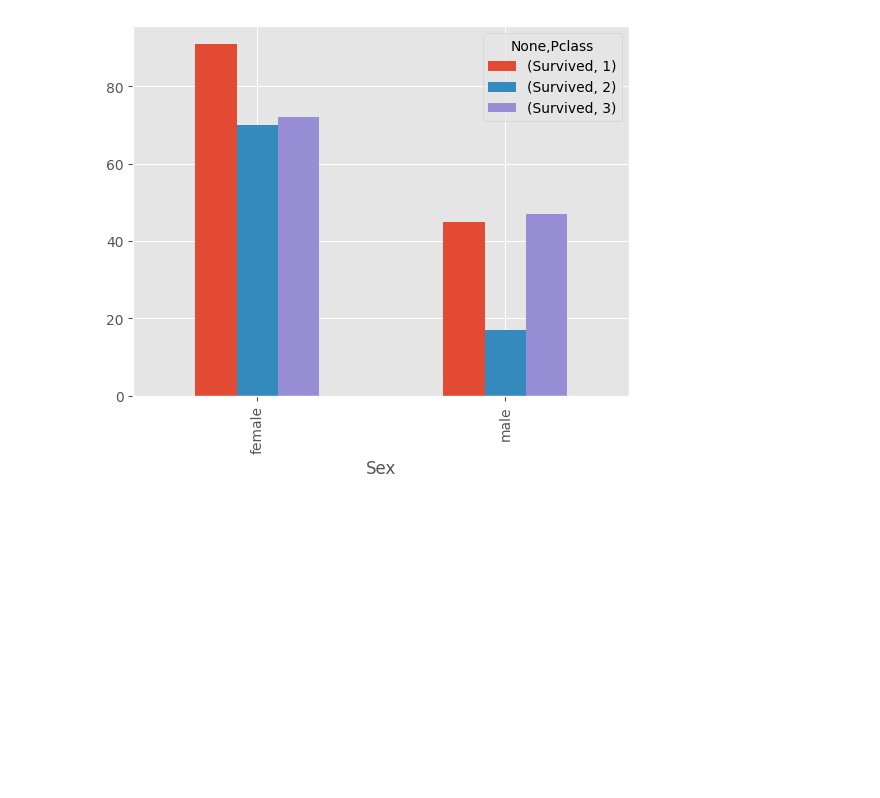
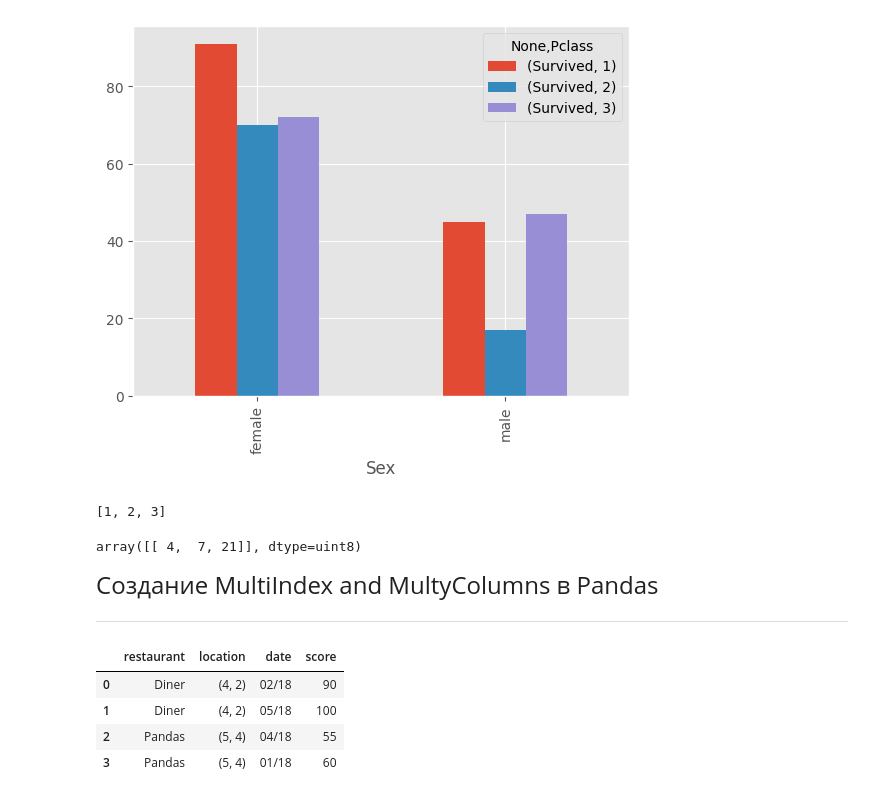
Before and after one commit to 1mmo/data-analysis-handbook, a Jupyter notebook: handbook/Working with data/Pandas.ipynb, the cells around one changed output. Drawn from its saved outputs; the diff is of its cells as text; code cells hidden in the pictures; blank space fills up the shorter version.

```diff
--- a/handbook/Working with data/Pandas.ipynb
+++ b/handbook/Working with data/Pandas.ipynb
@@ -1930,0 +1936,4 @@ grouped.plot(kind='bar')
+# %%
+ref2
+# %% [output]
+[1, 2, 3]
@@ -1930,0 +1947,7 @@ grouped.plot(kind='bar')
+# %%
+groups_waiting_for_a_table
+# %% [output]
+array([[ 4,  7, 21]], dtype=uint8)
+# %% [markdown]
+<font size=5>Создание MultiIndex and MultyColumns в Pandas</font>
+<hr>
@@ -1930,0 +1956,14 @@ grouped.plot(kind='bar')
+# %%
+restaurant_inspections = pd.DataFrame({
+    "restaurant": ["Diner", "Diner", "Pandas", "Pandas"],
+    "location": [(4, 2), (4, 2), (5, 4), (5, 4)],
+    "date": ["02/18", "05/18", "04/18", "01/18"],
+    "score": [90, 100, 55, 60]
+})
+restaurant_inspections
+# %% [output]
+|  | restaurant | location | date | score |
+| 0 | Diner | (4, 2) | 02/18 | 90 |
+| 1 | Diner | (4, 2) | 05/18 | 100 |
+| 2 | Pandas | (5, 4) | 04/18 | 55 |
+| 3 | Pandas | (5, 4) | 01/18 | 60 |
```
Also changed, not shown: parts of 19 cells of this notebook.
